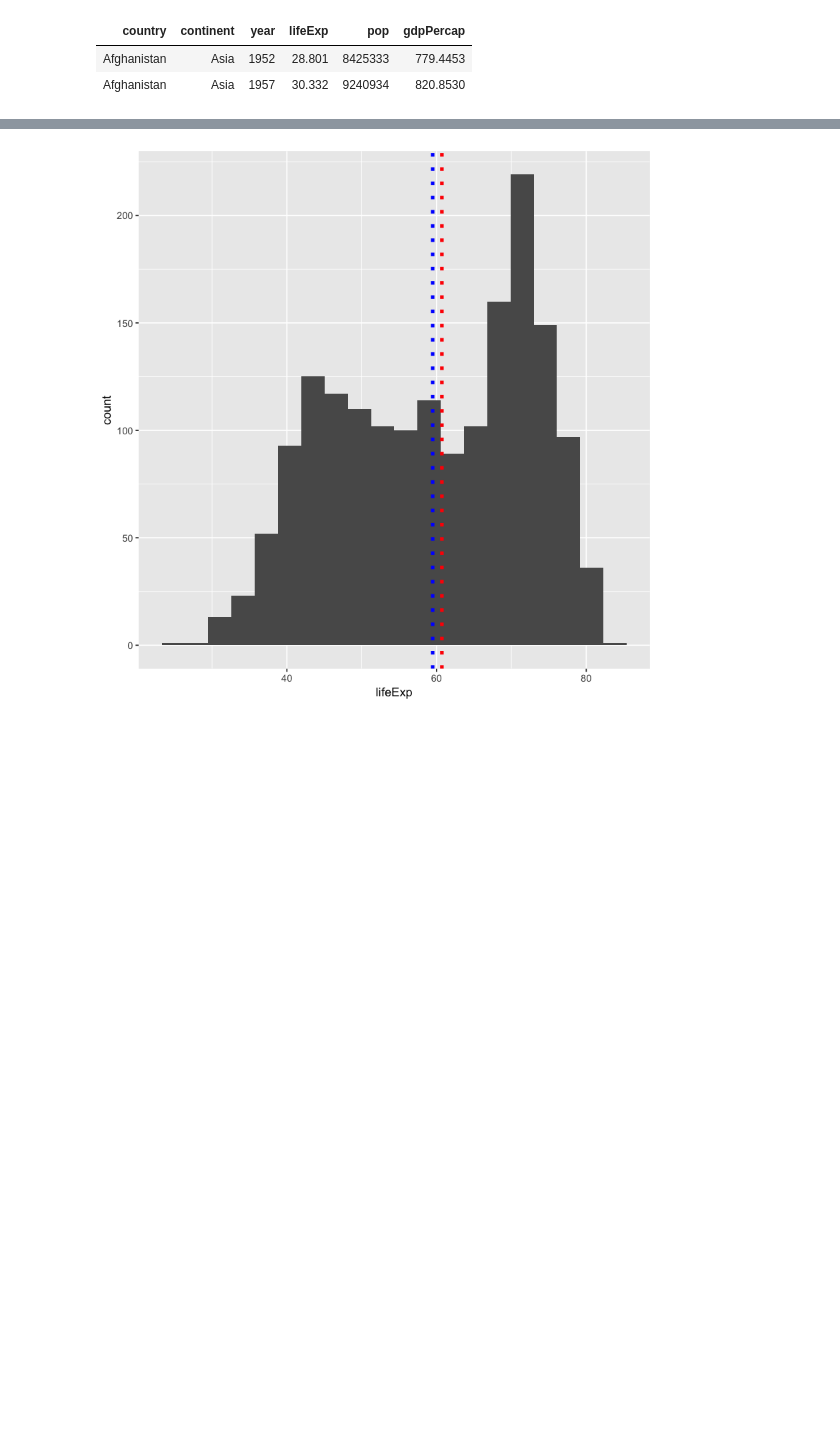
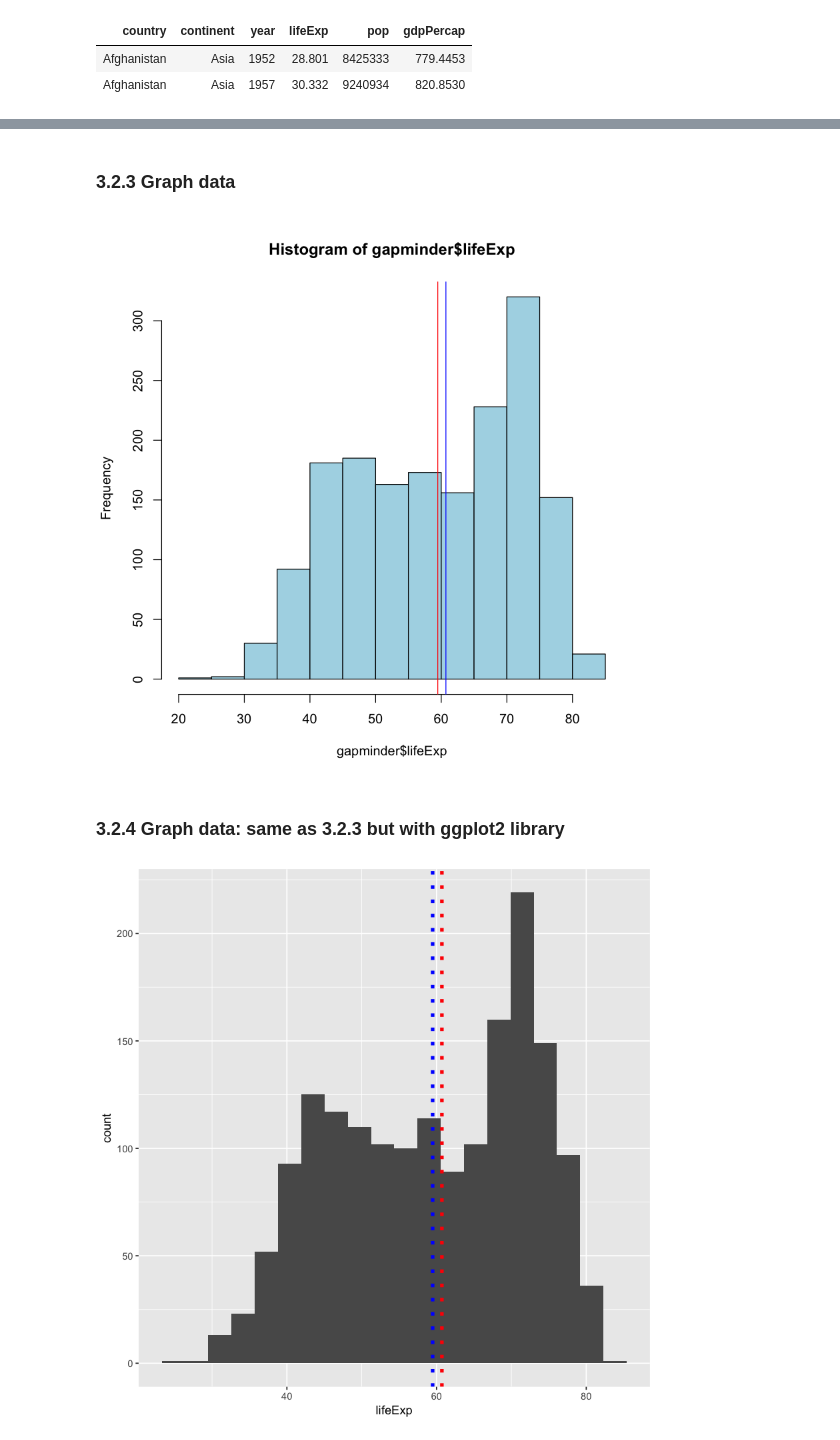
Before and after one commit to corybaird/PLCY_610_public, a Jupyter notebook: Lecture_visuals/610_Lecture_2.ipynb, the cells around one changed output, grey strips where cells are left out. Drawn from its saved outputs; the diff is of its cells as text; code cells hidden in the pictures; blank space fills up the shorter version.

```diff
--- a/Lecture_visuals/610_Lecture_2.ipynb
+++ b/Lecture_visuals/610_Lecture_2.ipynb
@@ -153,6 +214,23 @@ gapminder %>% head(2)
 # %%
 mean_life = mean(gapminder$lifeExp)
 median_life = median(gapminder$lifeExp)
+# %% [markdown]
+### 3.2.3 Graph data
+# %%
+hist(
+    gapminder$lifeExp,#Data
+    col='lightblue', #Color
+    breaks=20, #Bins
+)
+#One standard deviation line
+abline(v=mean_life,
+       col="red")
+abline(v=median_life,
+       col="blue")
+# %% [output]
+[figure, added]
+# %% [markdown]
+### 3.2.4 Graph data: same as 3.2.3 but with ggplot2 library
 # %%
 gapminder  %>% #Plot normal_data
 ggplot(aes(x=lifeExp))+ #Selects data column by name
```
Also changed, not shown: parts of 58 cells of this notebook.
